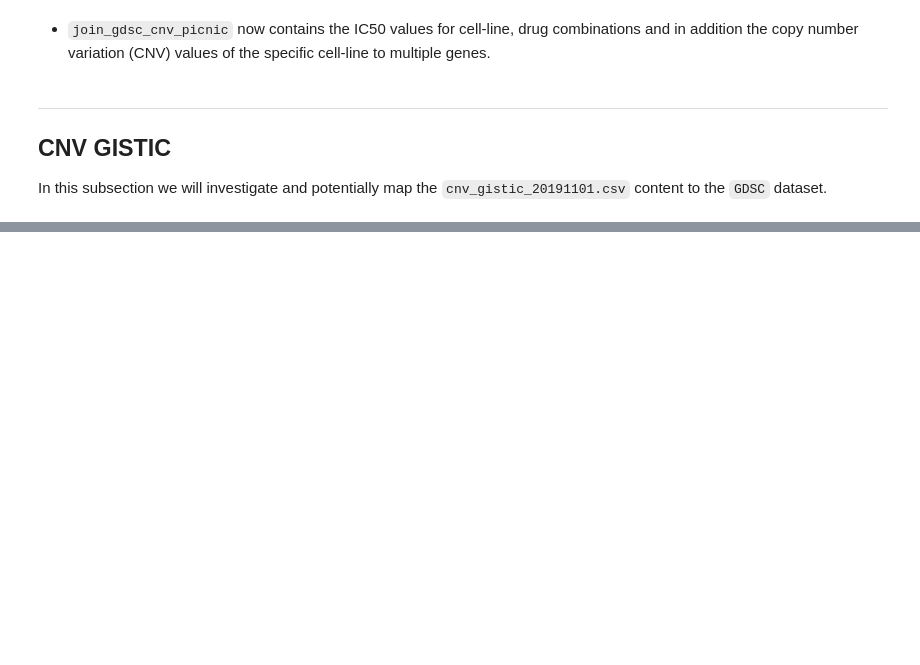
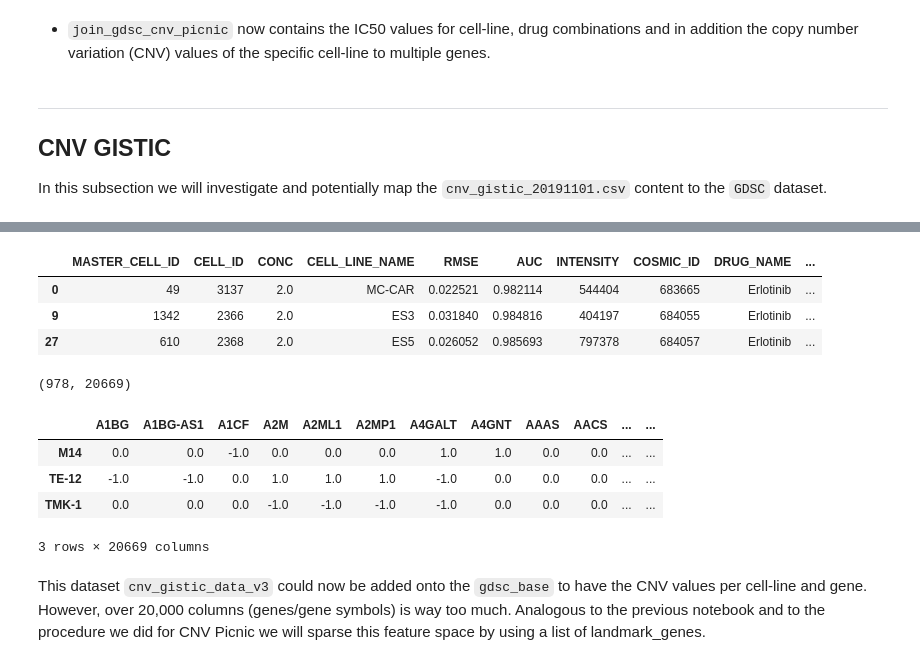
Before and after one commit to PeeteKeesel/gnn-for-drug-response-prediction, a Jupyter notebook: 03_GDSC_map_CNV.ipynb, the cells around one changed output, grey strips where cells are left out. Drawn from its saved outputs; the diff is of its cells as text; code cells hidden in the pictures; blank space fills up the shorter version.

```diff
--- a/03_GDSC_map_CNV.ipynb
+++ b/03_GDSC_map_CNV.ipynb
@@ -294,0 +299,6 @@ In this subsection we will investigate and potentially map the `cnv_gistic_20191
+# %%
+# Download CNV Gistic dataset.
+start = time.time()
+cnv_gistic_data = pd.read_csv(f'{PATH_TO_CNV_DATA}{CNV_GISTIC}', sep=",", header=1)
+print(f"File `{CNV_PICNIC}` took {time.time()-start:.5f} seconds to import. \nShape: {cnv_gistic_data.shape}")
+cnv_gistic_data.head(3)
@@ -294,0 +359,26 @@ In this subsection we will investigate and potentially map the `cnv_gistic_20191
+# %%
+# Ignore the GENE_SYMBOL columns from the GDSC dataset.
+gdsc_base = GDSC.iloc[:, :14]
+gdsc_base.head(3)
+# %% [output]
+|  | MASTER_CELL_ID | CELL_ID | CONC | CELL_LINE_NAME | RMSE | AUC | INTENSITY | COSMIC_ID | DRUG_NAME | ... |
+| 0 | 49 | 3137 | 2.0 | MC-CAR | 0.022521 | 0.982114 | 544404 | 683665 | Erlotinib | ... |
+| 9 | 1342 | 2366 | 2.0 | ES3 | 0.031840 | 0.984816 | 404197 | 684055 | Erlotinib | ... |
+| 27 | 610 | 2368 | 2.0 | ES5 | 0.026052 | 0.985693 | 797378 | 684057 | Erlotinib | ... |
+# %%
+# Transpose the CNV table such that the GENE_SYMBOLs are the columns and the CELL_LINE_NAMES are the indexes of the rows.
+# Copy CNV dataset without GENE_ID column and transpose.
+cnv_gistic_data_v3 = cnv_gistic_data_v2.iloc[:, 1:].copy().T
+# Ignore the first row and make the GEN_SYMBOL names as the new columns. Also make the previous CELL_LINE_NAMES columns as the new row index.
+cnv_gistic_data_v3 = cnv_gistic_data_v3.rename(columns=cnv_gistic_data_v3.iloc[0]).drop(cnv_gistic_data_v3.index[0])
+print(cnv_gistic_data_v3.shape)
+cnv_gistic_data_v3.head(3)
+# %% [output]
+(978, 20669)
+|  | A1BG | A1BG-AS1 | A1CF | A2M | A2ML1 | A2MP1 | A4GALT | A4GNT | AAAS | AACS | ... | ... |
+| M14 | 0.0 | 0.0 | -1.0 | 0.0 | 0.0 | 0.0 | 1.0 | 1.0 | 0.0 | 0.0 | ... | ... |
+| TE-12 | -1.0 | -1.0 | 0.0 | 1.0 | 1.0 | 1.0 | -1.0 | 0.0 | 0.0 | 0.0 | ... | ... |
+| TMK-1 | 0.0 | 0.0 | 0.0 | -1.0 | -1.0 | -1.0 | -1.0 | 0.0 | 0.0 | 0.0 | ... | ... |
+3 rows × 20669 columns
+# %% [markdown]
+This dataset `cnv_gistic_data_v3` could now be added onto the `gdsc_base` to have the CNV values per cell-line and gene. However, over 20,000 columns (genes/gene symbols) is way too much. Analogous to the previous notebook and to the procedure we did for CNV Picnic we will sparse this feature space by using a list of landmark_genes.
```
Also changed, not shown: parts of 19 cells of this notebook.
